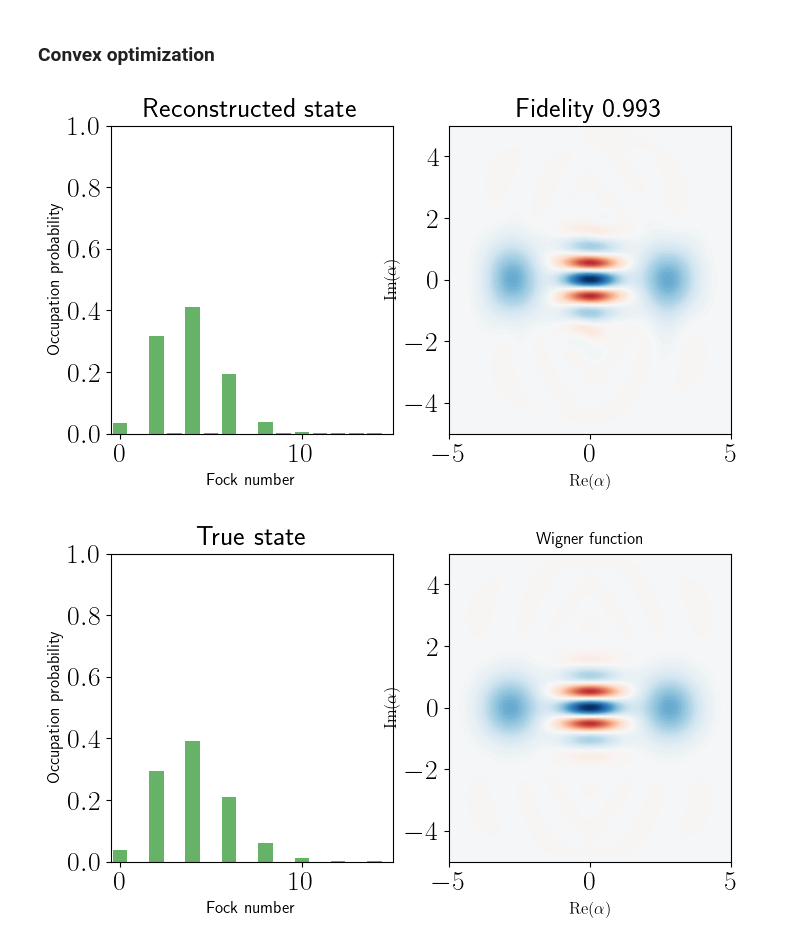
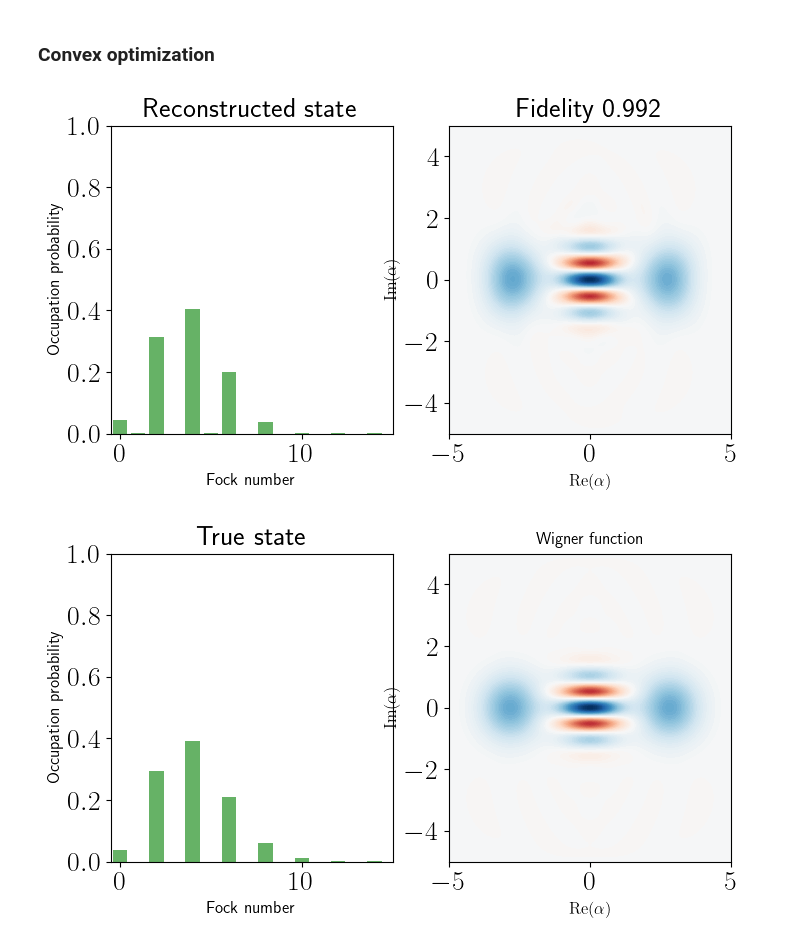
Before and after one commit to ingstra/qubitdyne, a Jupyter notebook: Digital homodyne detection and cvx tomography.ipynb, the cells around one changed output. Drawn from its saved outputs; the diff is of its cells as text; code cells hidden in the pictures.

```diff
--- a/Digital homodyne detection and cvx tomography.ipynb
+++ b/Digital homodyne detection and cvx tomography.ipynb
@@ -101,7 +103,7 @@ nangles = 10 # number of angles
 thetas = np.linspace(0,np.pi, nangles) # list of all angles
 
 # histogram parameters
-Nbins = 30 # number of histogram bins
+Nbins = 60 # number of histogram bins
 L = 5  # bin edge limit
 dx =  2*L/Nbins # bin width
 # %% [markdown]
@@ -119,7 +121,7 @@ plt.plot(delta_t*nsteps, weights);
 ### Simulate homodyne detection
 # %%
 # interaction unitary
-U_int = U_int(gint)
+Uint = U_int(gint)
 
 # get measurement histogram for one homodyne angle
 def get_hist(rotangl):
@@ -137,7 +139,7 @@ def get_hist(rotangl):
 
         # perform qubit measurements
         for i in range(Nmeas):
-            psi = qbrotmat * (U_int * psi)
+            psi = qbrotmat * (Uint * psi)
             prob = expect(proj0,psi) # expectation value of qubit ground state
 
             # random measurement results
@@ -164,4 +166,4 @@ def get_hist(rotangl):
 # NOTE: multiprocessing backend can give duplicate measurement results. loky should be ok though
 # https://joblib.readthedocs.io/en/latest/auto_examples/parallel_random_state.html
 
-b_all = Parallel(n_jobs=-1, verbose=0, backend="loky")(delayed(get_hist)(rotangle) for rotangle in thetas)
+b_all = Parallel(n_jobs=nangles, verbose=1, backend="loky")(delayed(get_hist)(rotangle) for rotangle in thetas)
@@ -231,34 +239,34 @@ A = np.reshape(A_p, (len(Pis), N*N))
 # %%
 # Define the unknown state as a $N\times N$ Hermitian matrix
 
 X = cp.Variable((N,N), hermitian=True)
 
 #Set the cost function to $\|A\vec\rho - \vec b\|_2$ where the vectorized state is given by `cp.vec(X)`.
 
 cost = cp.norm(A @ cp.vec(X) - b, 2)
 
 #Set the trace constraint and positive-semidefinite constraint
 constraints = [cp.trace(X) == 1, X >> 0 ]
 
 #Set up and solve the problem!
 
 prob = cp.Problem(cp.Minimize(cost), constraints)
-prob.solve(verbose=False)
+prob.solve(verbose=False, solver='SCS')
 
 # Assign the optimized state X to a Qobj.
 reconstructed_rho = Qobj(X.value)
 
 ### Visualize results
 
 #Plot the reconstructed state
 alpha_max = 5
 fig, ax = plot_wigner_fock_distribution(reconstructed_rho, alpha_max=5)
 ax[0].set_title("Reconstructed state")
 
 f=fidelity(reconstructed_rho, initial_cavity)**2
 ax[1].set_title("Fidelity %.3f"%(f));
 # %% [output]
-[figure, old version]
+[figure, new version]
 # %%
 fig, ax = plot_wigner_fock_distribution(initial_cavity, alpha_max=5);
 ax[0].set_title("True state");
```
Also changed, not shown: parts of 4 cells of this notebook.
